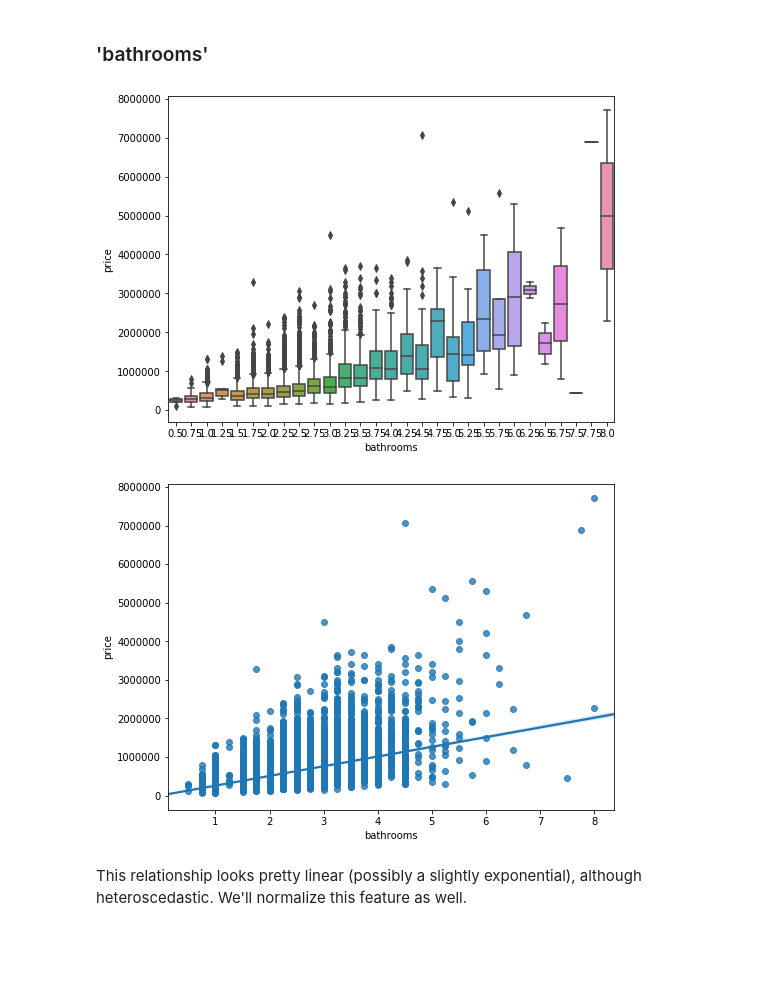
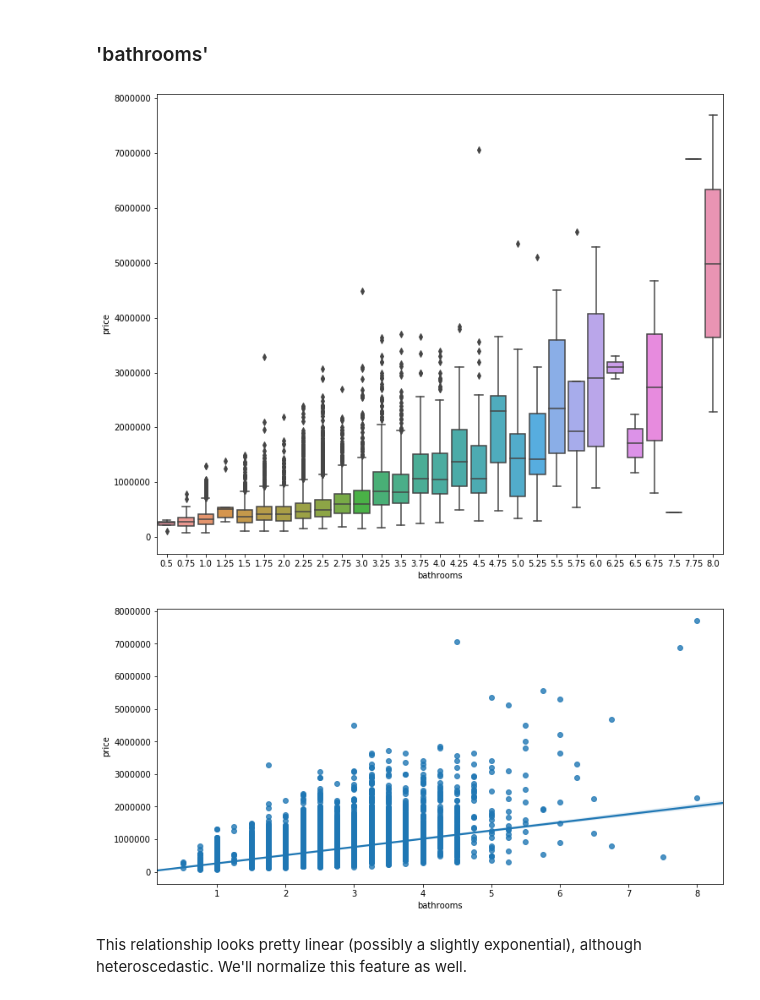
Before and after one commit to JessicaFB/Flipping-Houses-Strategy, a Jupyter notebook: Untitled.ipynb, the cells around one changed output. Saved outputs shown, nothing was run; the diff lists cells and outputs as text; code cells hidden in the pictures; blank space fills up the shorter version.

```diff
--- a/Untitled.ipynb
+++ b/Untitled.ipynb
@@ -311,15 +311,15 @@ I would guess from here that buying a 1 or 2 condition home that is already larg
 # %%
 # Use box plot to see the relationship between bathrooms & price
 
-plt.figure(figsize=(8,6))
+plt.figure(figsize=(12,10))
 fig = sns.boxplot(x='bathrooms', y='price', data=df)
 plt.show()
-plt.figure(figsize=(8,6))
+plt.figure(figsize=(12,6))
 sns.regplot(df.bathrooms,df.price)
 plt.show()
 # %% [output]
-[figure, old version]
+[figure, new version]
-[figure, old version]
+[figure, new version]
 # %% [markdown]
 This relationship looks pretty linear (possibly a slightly exponential), although heteroscedastic. We'll normalize this feature as well.
 # %% [markdown]
```
Also changed, not shown: parts of 1 cell of this notebook, 1 other file.
